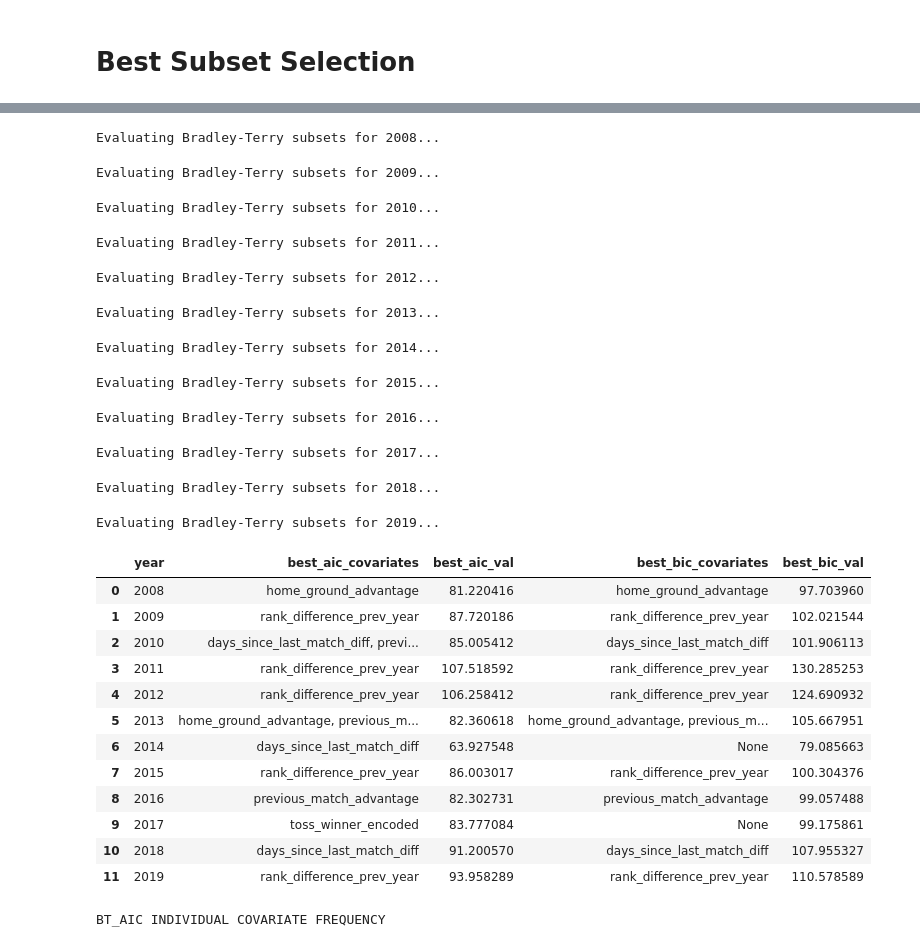
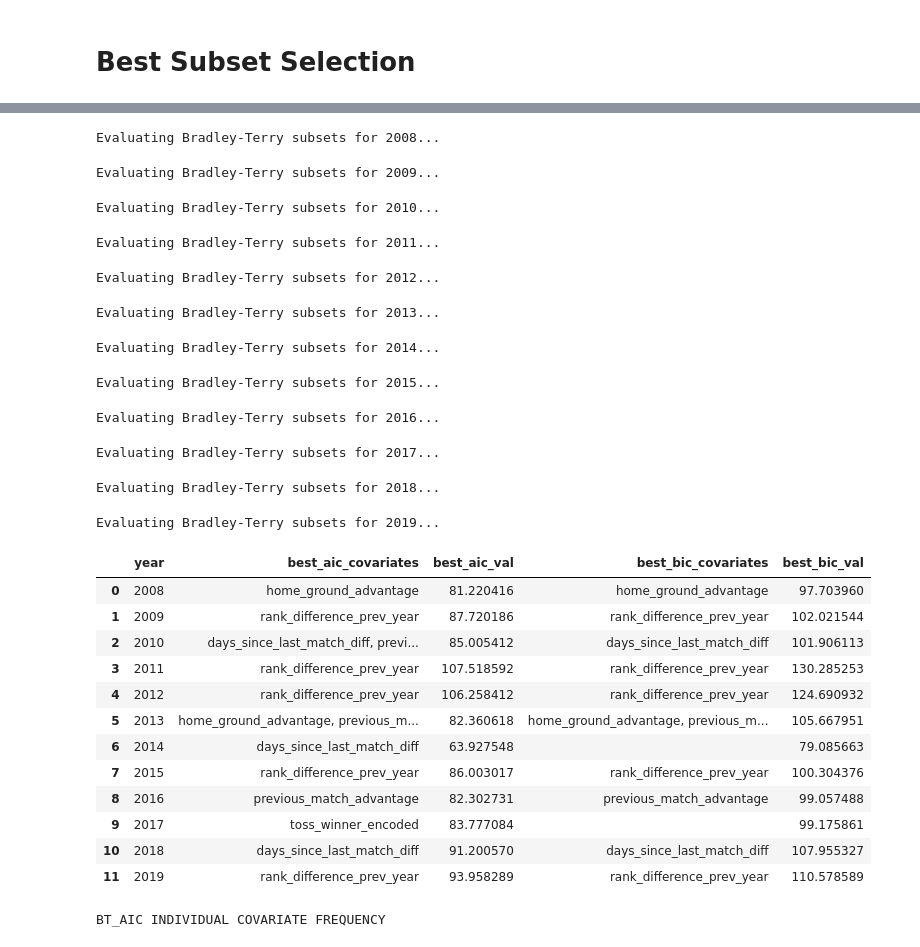
Before and after one commit to dhruvamalik05/Cardinal-and-Binary-Paired-Comparison-Models-Ranking-and-Forecasting, a Jupyter notebook: 5_SubsetSelection.ipynb, the cells around one changed output, grey strips where cells are left out. Cells and saved outputs as stored; diff of their text form; code cells hidden in the pictures.

```diff
--- a/5_SubsetSelection.ipynb
+++ b/5_SubsetSelection.ipynb
@@ -80,34 +70,6 @@ DataFrame with new 'home_ground_advantage' column:
 # %% [markdown]
 # **Best Subset Selection**
 # %%
-def cardinal_prepare_ipl_data_for_year_with_covariates(merged_df, iplyear, selected_covariates_names):
-  ipl_year_df = merged_df[merged_df['year'] == iplyear].copy()
-
-  unique_teams = sorted(list(pd.concat([ipl_year_df['team1'], ipl_year_df['team2']]).unique()))
-  team_to_id = {team: i for i, team in enumerate(unique_teams)}
-  K_teams = len(unique_teams)
-
-  num_matches = len(ipl_year_df)
-  num_covariates = len(selected_covariates_names)
-
-  M = np.zeros((num_matches, K_teams))
-  X_covariates = np.zeros((num_matches, num_covariates))
-  Y = np.zeros(num_matches)
-
-  for idx, (index, row) in enumerate(ipl_year_df.iterrows()):
-      team1_id = team_to_id[row['team1']]
-      team2_id = team_to_id[row['team2']]
-
-      M[idx, team1_id] = 1
-      M[idx, team2_id] = -1
-
-      for i, cov_name in enumerate(selected_covariates_names):
-          X_covariates[idx, i] = row[cov_name]
-
-      Y[idx] = row['win_by_runs']
-
-  return M, X_covariates, Y, team_to_id, K_teams
-
 def iterate_covariate_combinations(merged_df_covariates, iplyear):
     all_covariates = [
         'home_ground_advantage',
@@ -131,10 +93,10 @@ def iterate_covariate_combinations(merged_df_covariates, iplyear):
 
         if not current_covariates:
             # Handle the case with no covariates explicitly
-            M, X_empty, Y, team_to_id, K = cardinal_prepare_ipl_data_for_year_with_covariates(merged_df_covariates, iplyear, [] )
+            M, X_empty, Y, team_to_id, K = prepare_ipl_data_for_year_with_covariates(merged_df_covariates, iplyear, [] )
             mu_hat, _, _ = estimate_parameters(M, np.zeros((M.shape[0], 0)), Y)
         else:
-            M, X, Y, team_to_id, K = cardinal_prepare_ipl_data_for_year_with_covariates(merged_df_covariates, iplyear, current_covariates)
+            M, X, Y, team_to_id, K = prepare_ipl_data_for_year_with_covariates(merged_df_covariates, iplyear, current_covariates)
             mu_hat, _, _ = estimate_parameters(M, X, Y)
         mu_hat = mu_hat - np.mean(mu_hat)
         rank_hat = rank_scores(mu_hat)
@@ -239,7 +201,7 @@ def evaluate_subsets_information_criteria_statsmodels(merged_df_covariates,iplye
         selected_covariates_mask = [bool((i >> j) & 1)for j in range(len(all_covariates))]
         current_covariates = [all_covariates[j] for j, include in enumerate(selected_covariates_mask) if include]
 
-        M, X, Y, team_to_id, K = cardinal_prepare_ipl_data_for_year_with_covariates(merged_df_covariates,iplyear,current_covariates)
+        M, X, Y, team_to_id, K = prepare_ipl_data_for_year_with_covariates(merged_df_covariates,iplyear,current_covariates)
 
         if len(current_covariates) == 0:
             H = M
@@ -420,7 +501,7 @@ def evaluate_bt_subsets(df, year):
         selected_covariates_mask = [bool((i >> j) & 1) for j in range(len(all_covariates))]
         current_covariates = [all_covariates[j] for j, include in enumerate(selected_covariates_mask) if include]
 
-        H, Y, teams = prepare_bt_covariate_data(df, year, current_covariates)
+        H, Y, teams, K = prepare_bt_covariate_data(df, year, current_covariates)
         model = sm.GLM(Y, H, family=sm.families.Binomial()).fit()
 
         # Retrieve AIC and BIC manually or via model
@@ -428,7 +509,7 @@ def evaluate_bt_subsets(df, year):
         bic = model.bic
 
         results.append({
-            "covariates": ", ".join(current_covariates) if current_covariates else "None",
+            "covariates": ", ".join(current_covariates),
             "aic": aic,
             "bic": bic,
             "model": model,
@@ -459,37 +540,37 @@ for year in range(2008, 2020):
     all_years_bt_summary.append({
         "year": year,
         "best_aic_covariates": best_aic_row['covariates'],
         "best_aic_val": best_aic_row['aic'],
         "best_bic_covariates": best_bic_row['covariates'],
         "best_bic_val": best_bic_row['bic']
     })
 
 bt_best_subset_df = pd.DataFrame(all_years_bt_summary)
 display(bt_best_subset_df)
 # %% [output]
 Evaluating Bradley-Terry subsets for 2008...
 Evaluating Bradley-Terry subsets for 2009...
 Evaluating Bradley-Terry subsets for 2010...
 Evaluating Bradley-Terry subsets for 2011...
 Evaluating Bradley-Terry subsets for 2012...
 Evaluating Bradley-Terry subsets for 2013...
 Evaluating Bradley-Terry subsets for 2014...
 Evaluating Bradley-Terry subsets for 2015...
 Evaluating Bradley-Terry subsets for 2016...
 Evaluating Bradley-Terry subsets for 2017...
 Evaluating Bradley-Terry subsets for 2018...
 Evaluating Bradley-Terry subsets for 2019...
 |  | year | best_aic_covariates | best_aic_val | best_bic_covariates | best_bic_val |
 | 0 | 2008 | home_ground_advantage | 81.220416 | home_ground_advantage | 97.703960 |
 | 1 | 2009 | rank_difference_prev_year | 87.720186 | rank_difference_prev_year | 102.021544 |
 | 2 | 2010 | days_since_last_match_diff, previ... | 85.005412 | days_since_last_match_diff | 101.906113 |
 | 3 | 2011 | rank_difference_prev_year | 107.518592 | rank_difference_prev_year | 130.285253 |
 | 4 | 2012 | rank_difference_prev_year | 106.258412 | rank_difference_prev_year | 124.690932 |
 | 5 | 2013 | home_ground_advantage, previous_m... | 82.360618 | home_ground_advantage, previous_m... | 105.667951 |
-| 6 | 2014 | days_since_last_match_diff | 63.927548 | None | 79.085663 |
+| 6 | 2014 | days_since_last_match_diff | 63.927548 |  | 79.085663 |
 | 7 | 2015 | rank_difference_prev_year | 86.003017 | rank_difference_prev_year | 100.304376 |
 | 8 | 2016 | previous_match_advantage | 82.302731 | previous_match_advantage | 99.057488 |
-| 9 | 2017 | toss_winner_encoded | 83.777084 | None | 99.175861 |
+| 9 | 2017 | toss_winner_encoded | 83.777084 |  | 99.175861 |
 | 10 | 2018 | days_since_last_match_diff | 91.200570 | days_since_last_match_diff | 107.955327 |
 | 11 | 2019 | rank_difference_prev_year | 93.958289 | rank_difference_prev_year | 110.578589 |
 # %%
```
Also changed, not shown: parts of 5 cells of this notebook.
